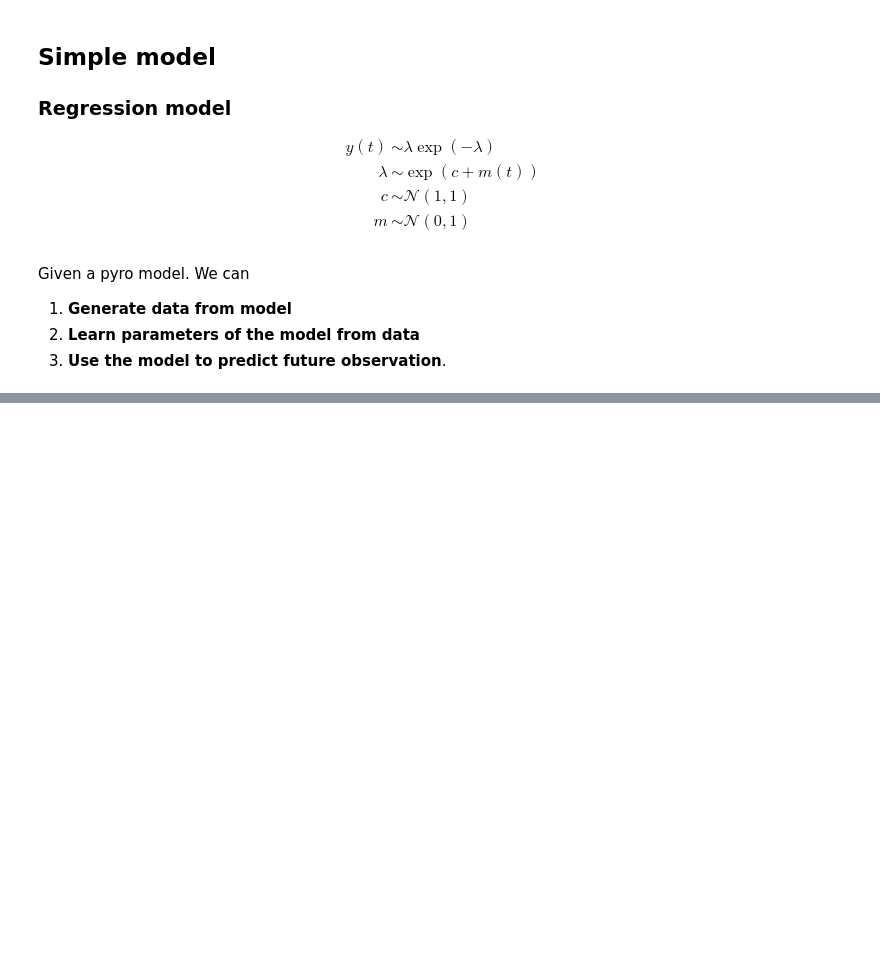
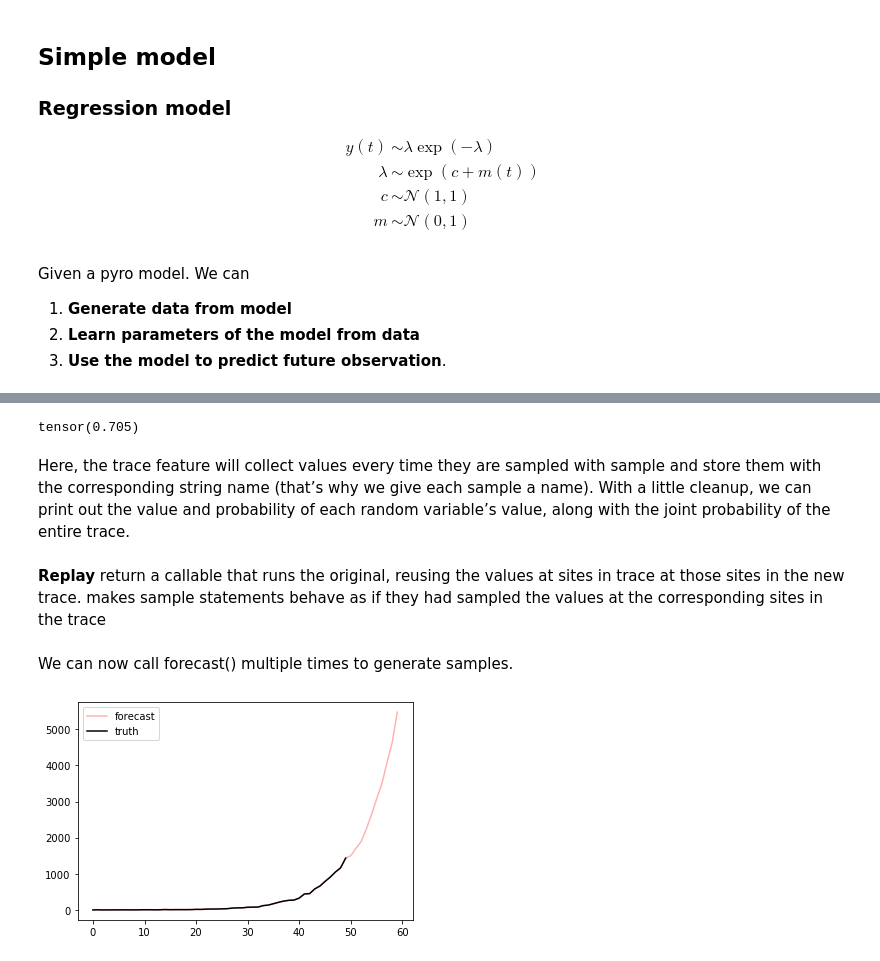
Before and after one commit to sambaiga/model_based_ml, a Jupyter notebook: notebook/Probabilistic_programming_with_pyro.ipynb, the cells around one changed output, grey strips where cells are left out. Saved outputs shown, nothing was run; the diff lists cells and outputs as text; code cells hidden in the pictures; blank space fills up the shorter version.

Commit message:
add inference section

```diff
--- a/notebook/Probabilistic_programming_with_pyro.ipynb
+++ b/notebook/Probabilistic_programming_with_pyro.ipynb
@@ -154,0 +184,11 @@ We will use Autoguide pyro inference algorithm:
+# %%
+from pyro.infer.autoguide import AutoDelta
+from pyro.infer import SVI, Trace_ELBO
+from pyro.optim import Adam
+
+guide = AutoDelta(model)
+svi = SVI(model, guide, Adam({"lr": 0.1}), Trace_ELBO())
+for i in range(101):
+    loss = svi.step(true_counts)  # true_counts is passed as argument to model()
+    if i % 10 == 0:
+        print("loss = {}".format(loss))
@@ -154,0 +241,28 @@ We will use Autoguide pyro inference algorithm:
+# %%
+print(trace.log_prob_sum().exp())
+# %% [output]
+tensor(0.705)
+# %% [markdown]
+Here, the trace feature will collect values every time they are sampled with sample and store them with the corresponding string name (that’s why we give each sample a name). With a little cleanup, we can print out the value and probability of each random variable’s value, along with the joint probability of the entire trace.
+# %% [markdown]
+**Replay** return a callable that runs the original, reusing the values at sites in trace at those sites in the new trace.  makes sample statements behave as if they had sampled the values at the corresponding sites in the trace
+# %%
+from pyro import poutine
+
+def forecast(forecast_steps=10):
+    counts = true_counts + [None] * forecast_steps  # observed data + blanks to fill in
+    guide_trace = poutine.trace(guide).get_trace(counts)
+    _, _, counts = poutine.replay(model, guide_trace)(counts)
+    return counts
+# %% [markdown]
+We can now call forecast() multiple times to generate samples.
+# %%
+for _ in range(1):
+    full_counts = forecast(10)
+    forecast_counts = full_counts[len(true_counts):]
+    plt.plot([c.item() for c in full_counts], "r",
+                label=None if _ else "forecast", alpha=0.3)
+plt.plot([c.item() for c in true_counts], "k-", label="truth")
+plt.legend();
+# %% [output]
+[figure, added]
```
Also changed, not shown: parts of 13 cells of this notebook.
